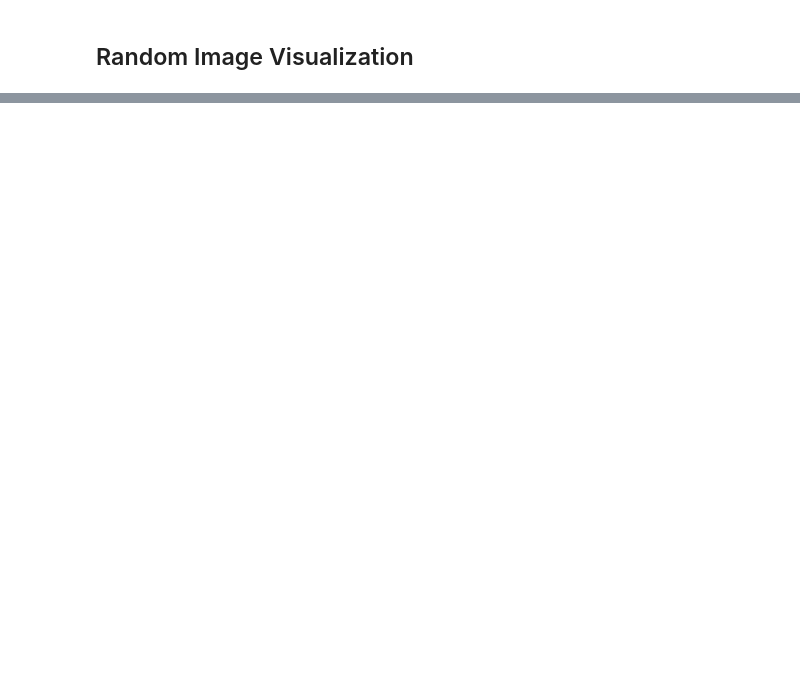
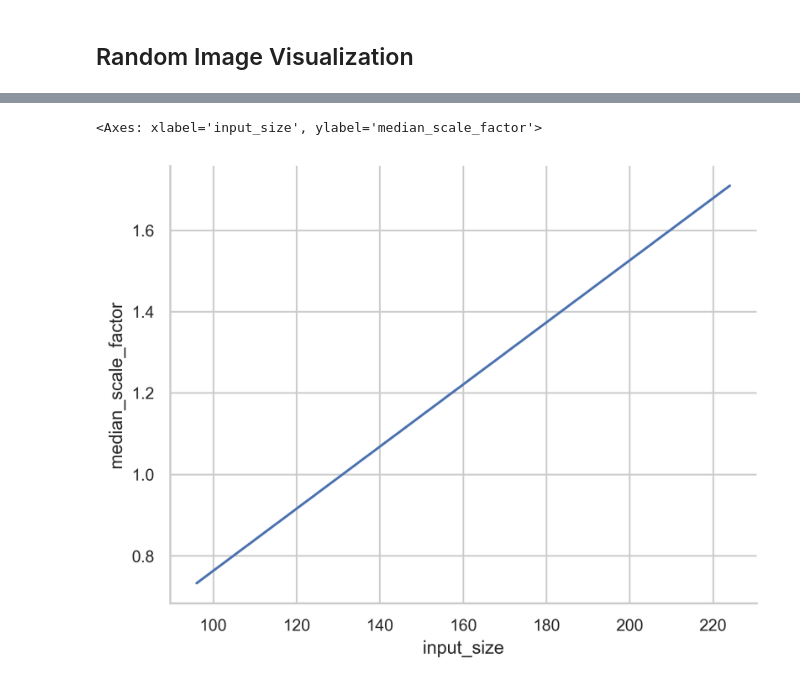
Before and after one commit to JuanCardona7/my-image-classifier, a Jupyter notebook: notebooks/IMG_01_image_audit.ipynb, the cells around one changed output, grey strips where cells are left out. Drawn from its saved outputs; the diff is of its cells as text; code cells hidden in the pictures; blank space fills up the shorter version.

```diff
--- a/notebooks/IMG_01_image_audit.ipynb
+++ b/notebooks/IMG_01_image_audit.ipynb
@@ -272,0 +832,23 @@ plt.show()
+# %%
+# Analyze the distribution of scale factors for resizing to each candidate size
+
+scale_summary = []
+
+for size in candidate_sizes:
+    scale_factor = size / resolution_df["width"]
+
+    scale_summary.append(
+        {
+            "input_size": size,
+            "mean_scale_factor": scale_factor.mean(),
+            "median_scale_factor": scale_factor.median(),
+            "p25_scale_factor": scale_factor.quantile(0.25),
+            "p75_scale_factor": scale_factor.quantile(0.75),
+            "min_scale_factor": scale_factor.min(),
+            "max_scale_factor": scale_factor.max(),
+        }
+    )
+
+scale_factor_df = pd.DataFrame(scale_summary)
+
+scale_factor_df
@@ -272,0 +862,8 @@ plt.show()
+# %%
+# Plot the median scale factor for each candidate input size to visualize
+# how much resizing would be required on average for each size
+
+sns.lineplot(data=scale_factor_df, x="input_size", y="median_scale_factor")
+# %% [output]
+<Axes: xlabel='input_size', ylabel='median_scale_factor'>
+[figure, added]
```
Also changed, not shown: parts of 88 cells of this notebook, 1 other file.
